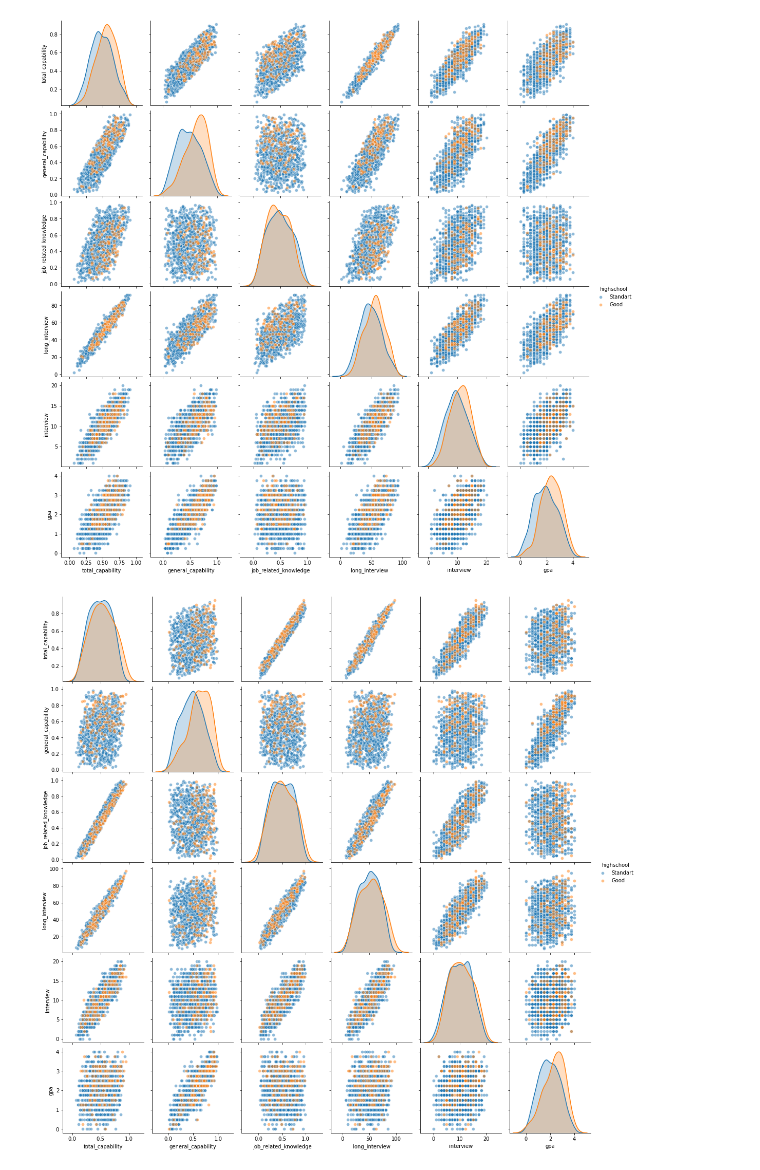
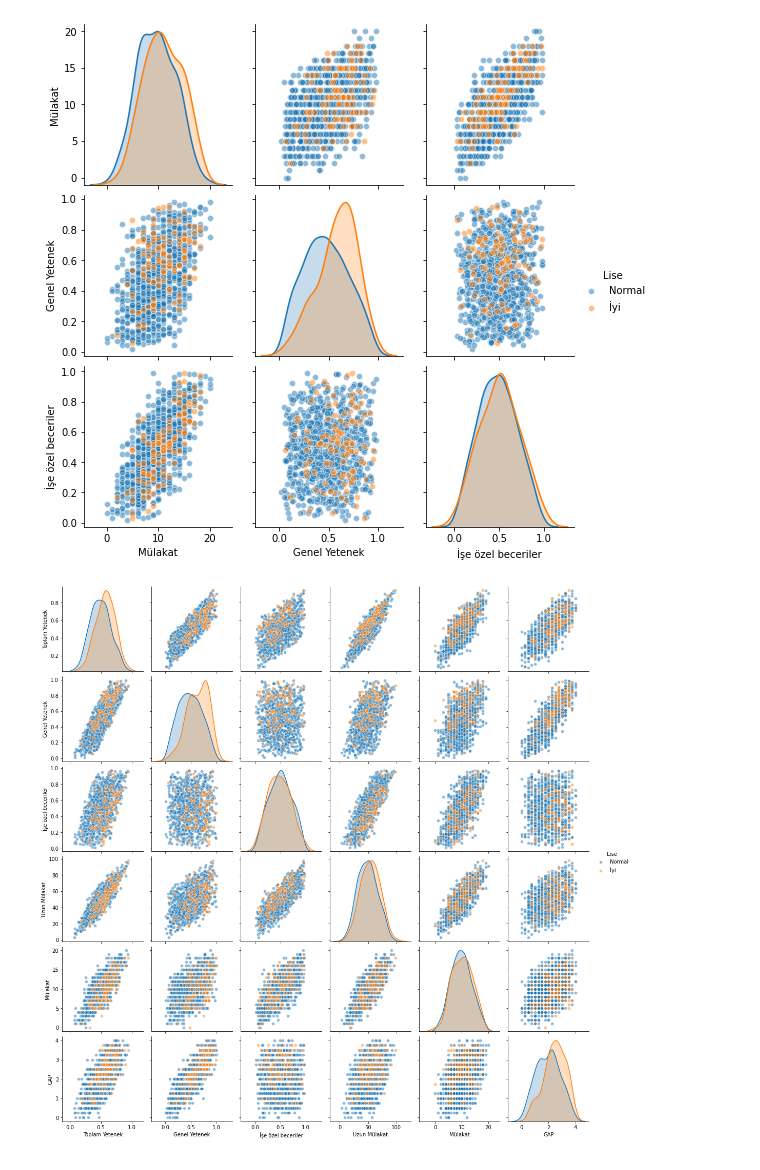
Before and after one commit to verikafasi/verikafasi-posts, a Jupyter notebook: mulakat-mi-sinav-sonucu-mu/python.ipynb, the cells around one changed output. Saved outputs shown, nothing was run; the diff lists cells and outputs as text; code cells hidden in the pictures.

```diff
--- a/mulakat-mi-sinav-sonucu-mu/python.ipynb
+++ b/mulakat-mi-sinav-sonucu-mu/python.ipynb
@@ -39,7 +39,7 @@ with pm.Model() as model3:
 # %% [markdown]
 ![alt text](./4.png "Title")
 # %%
-def generate_samples(long_interview_question_count=100, interview_question_count=20, capability_correlation=0.7, gpa_correlation=0.8, university_exam_correlation=0.77, highschool_exam_correlation=0.77, wealty_family_ratio=0.05, sample_count=1000):
+def generate_samples(long_interview_question_count=100, interview_question_count=20, interview_correlation=0.4, capability_correlation=0.7, gpa_correlation=0.8, university_exam_correlation=0.77, highschool_exam_correlation=0.77, wealty_family_ratio=0.05, sample_count=1000):
     with pm.Model() as model:
 
 
@@ -47,9 +47,9 @@ def generate_samples(long_interview_question_count=100, interview_question_count
         second_capability = pm.Beta('job_related_knowledge', alpha=2, beta=2)
 
         total_capability = pm.Deterministic('total_capability', capability*capability_correlation + second_capability*(1-capability_correlation))
-
-        long_interview = pm.Binomial('long_interview', n=long_interview_question_count, p=total_capability)
-        interview = pm.Binomial('interview', n=interview_question_count, p=total_capability)
+        interview_capability = pm.Deterministic('interview_capability', capability*interview_correlation + second_capability*(1-interview_correlation))
+        long_interview = pm.Binomial('long_interview', n=long_interview_question_count, p=interview_capability)
+        interview = pm.Binomial('interview', n=interview_question_count, p=interview_capability)
 
         gpa_other_factors = pm.Beta('gpa_other_factors', alpha=2, beta=2)
         gpa = pm.Deterministic('gpa', pm.Binomial('gpa_unscaled', n=16, p=capability*gpa_correlation + gpa_other_factors*(1-gpa_correlation)) / 4.0)
@@ -77,15 +77,16 @@ data.head()
 # %%
 data = generate_samples(capability_correlation=0.6)
-data = data.replace({'highschool': {0: 'Standart', 1: 'Good'}}, inplace=False);
-g = sns.pairplot(data[['highschool','total_capability', 'general_capability', 'job_related_knowledge', 'long_interview', 'interview', 'gpa']], hue="highschool", diag_kind="kde", diag_kws={'shade':True}, plot_kws={'alpha': 0.5});
-g.savefig("output.png")
+data = data.replace({'highschool': {0: 'Normal', 1: 'İyi'}}, inplace=False);
+data[['Lise', 'Mülakat', 'Genel Yetenek', 'İşe özel beceriler']] = data[['highschool', 'interview', 'general_capability', 'job_related_knowledge']]
+g = sns.pairplot(data[['Lise', 'Mülakat', 'Genel Yetenek', 'İşe özel beceriler']], hue="Lise", diag_kind="kde", diag_kws={'shade':True}, plot_kws={'alpha': 0.5});
+g.savefig("output1.png")
 # %% [output]
-[figure, old version]
+[figure, new version]
 # %%
-data = generate_samples(capability_correlation=0.2)
-data = data.replace({'highschool': {0: 'Standart', 1: 'Good'}}, inplace=False);
-
-g = sns.pairplot(data[['total_capability', 'general_capability', 'job_related_knowledge', 'long_interview', 'interview', 'gpa', 'highschool']], hue="highschool", diag_kind="kde", diag_kws={'shade':True}, plot_kws={'alpha': 0.5});
+data = generate_samples(capability_correlation=0.6)
+data = data.replace({'highschool': {0: 'Normal', 1: 'İyi'}}, inplace=False);
+data[['Toplam Yetenek', 'Genel Yetenek', 'İşe özel beceriler', 'Uzun Mülakat', 'Mülakat', 'GAP', 'Lise']] = data[['total_capability', 'general_capability', 'job_related_knowledge', 'long_interview', 'interview', 'gpa', 'highschool']]
+g = sns.pairplot(data[['Toplam Yetenek', 'Genel Yetenek', 'İşe özel beceriler', 'Uzun Mülakat', 'Mülakat', 'GAP', 'Lise']], hue="Lise", diag_kind="kde", diag_kws={'shade':True}, plot_kws={'alpha': 0.5});
 g.savefig("output2.png")
 # %% [output]
-[figure, old version]
+[figure, new version]
```
Also changed, not shown: parts of 2 cells of this notebook, 5 other files.
